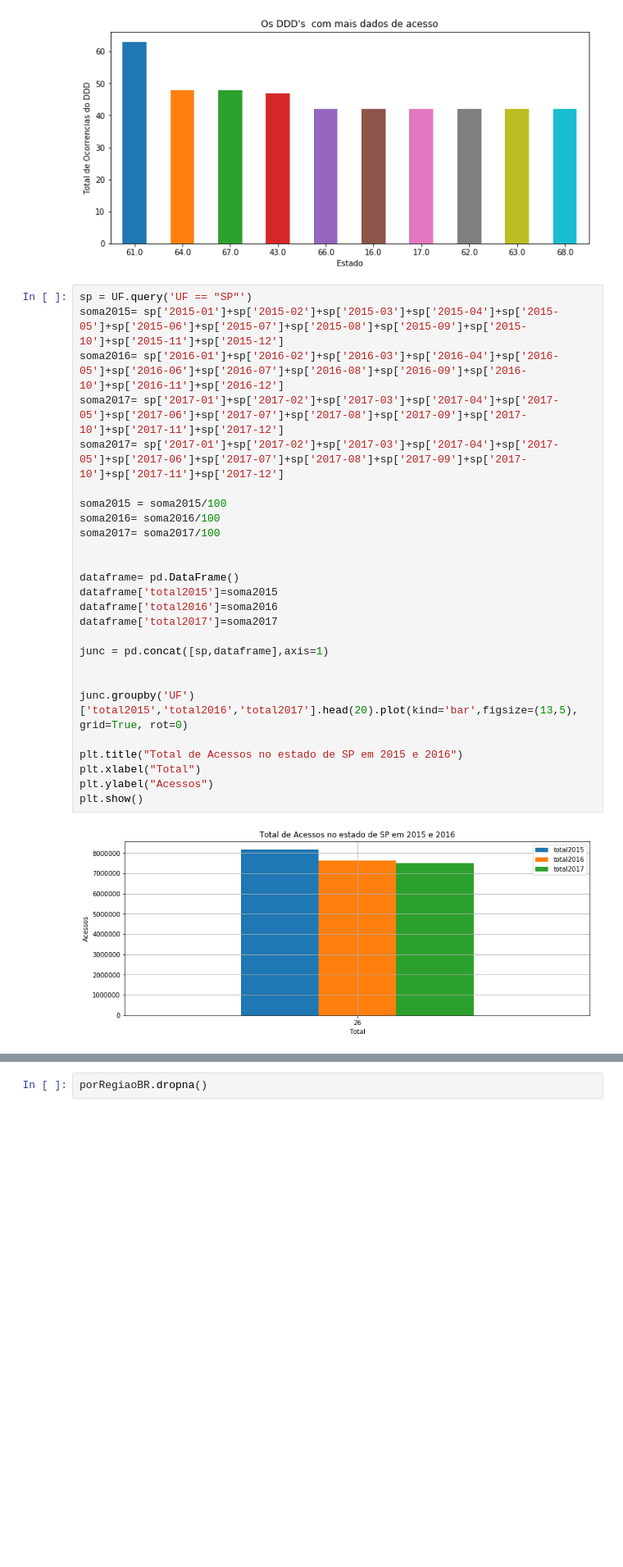
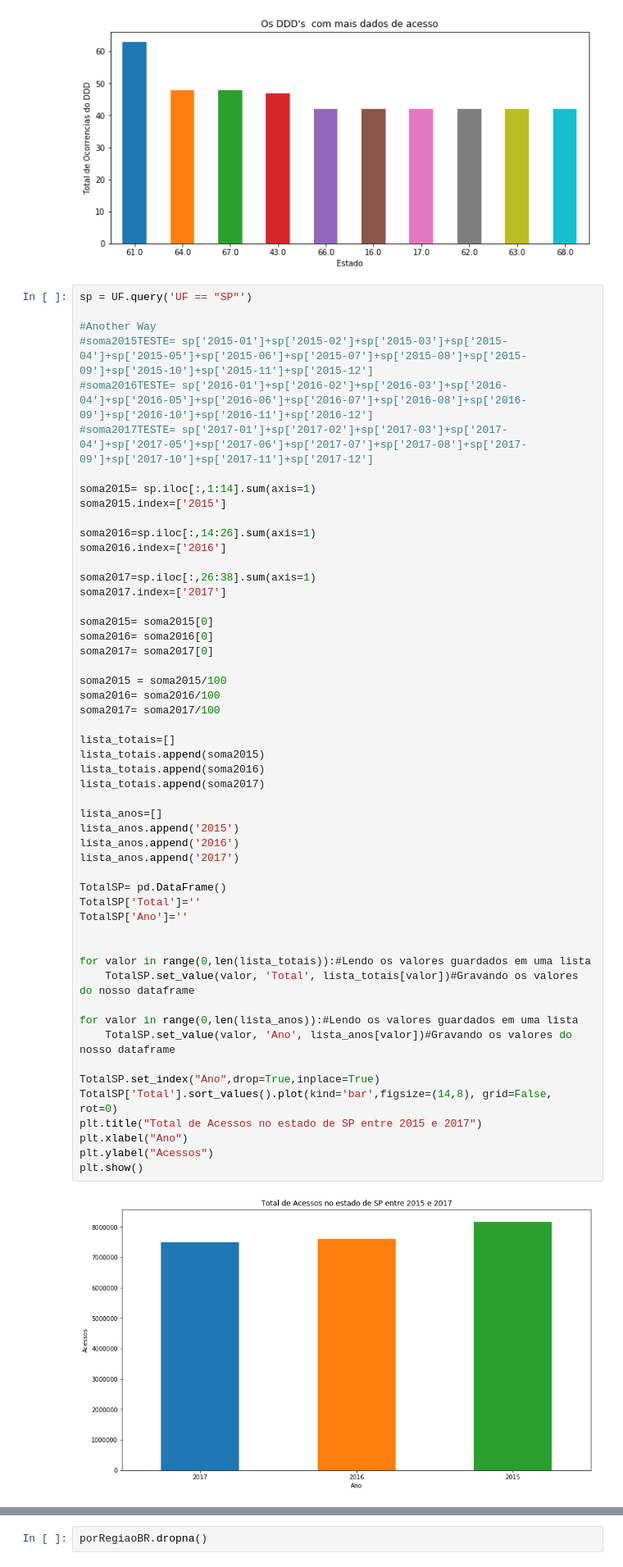
Before and after one commit to WanderWashington/AnaliseAnatel, a Jupyter notebook: Resultados.ipynb, the cells around one changed output, grey strips where cells are left out. Shown at 82% size. Cells and saved outputs as stored; diff of their text form; blank space fills up the shorter version.

```diff
--- a/Resultados.ipynb
+++ b/Resultados.ipynb
@@ -58,29 +58,55 @@ plt.show()
 [figure]
 # %%
 sp = UF.query('UF == "SP"')
-soma2015= sp['2015-01']+sp['2015-02']+sp['2015-03']+sp['2015-04']+sp['2015-05']+sp['2015-06']+sp['2015-07']+sp['2015-08']+sp['2015-09']+sp['2015-10']+sp['2015-11']+sp['2015-12']
-soma2016= sp['2016-01']+sp['2016-02']+sp['2016-03']+sp['2016-04']+sp['2016-05']+sp['2016-06']+sp['2016-07']+sp['2016-08']+sp['2016-09']+sp['2016-10']+sp['2016-11']+sp['2016-12']
-soma2017= sp['2017-01']+sp['2017-02']+sp['2017-03']+sp['2017-04']+sp['2017-05']+sp['2017-06']+sp['2017-07']+sp['2017-08']+sp['2017-09']+sp['2017-10']+sp['2017-11']+sp['2017-12']
-soma2017= sp['2017-01']+sp['2017-02']+sp['2017-03']+sp['2017-04']+sp['2017-05']+sp['2017-06']+sp['2017-07']+sp['2017-08']+sp['2017-09']+sp['2017-10']+sp['2017-11']+sp['2017-12']
+
+#Another Way
+#soma2015TESTE= sp['2015-01']+sp['2015-02']+sp['2015-03']+sp['2015-04']+sp['2015-05']+sp['2015-06']+sp['2015-07']+sp['2015-08']+sp['2015-09']+sp['2015-10']+sp['2015-11']+sp['2015-12']
+#soma2016TESTE= sp['2016-01']+sp['2016-02']+sp['2016-03']+sp['2016-04']+sp['2016-05']+sp['2016-06']+sp['2016-07']+sp['2016-08']+sp['2016-09']+sp['2016-10']+sp['2016-11']+sp['2016-12']
+#soma2017TESTE= sp['2017-01']+sp['2017-02']+sp['2017-03']+sp['2017-04']+sp['2017-05']+sp['2017-06']+sp['2017-07']+sp['2017-08']+sp['2017-09']+sp['2017-10']+sp['2017-11']+sp['2017-12']
+
+soma2015= sp.iloc[:,1:14].sum(axis=1)
+soma2015.index=['2015']
+
+soma2016=sp.iloc[:,14:26].sum(axis=1)
+soma2016.index=['2016']
+
+soma2017=sp.iloc[:,26:38].sum(axis=1)
+soma2017.index=['2017']
+
+soma2015= soma2015[0]
+soma2016= soma2016[0]
+soma2017= soma2017[0]
 
 soma2015 = soma2015/100
 soma2016= soma2016/100
 soma2017= soma2017/100
 
+lista_totais=[]
+lista_totais.append(soma2015)
+lista_totais.append(soma2016)
+lista_totais.append(soma2017)
 
-dataframe= pd.DataFrame()
-dataframe['total2015']=soma2015
-dataframe['total2016']=soma2016
-dataframe['total2017']=soma2017
+lista_anos=[]
+lista_anos.append('2015')
+lista_anos.append('2016')
+lista_anos.append('2017')
 
-junc = pd.concat([sp,dataframe],axis=1)
+TotalSP= pd.DataFrame()
+TotalSP['Total']=''
+TotalSP['Ano']=''
 
 
-junc.groupby('UF')['total2015','total2016','total2017'].head(20).plot(kind='bar',figsize=(13,5), grid=True, rot=0)
+for valor in range(0,len(lista_totais)):#Lendo os valores guardados em uma lista
+    TotalSP.set_value(valor, 'Total', lista_totais[valor])#Gravando os valores do nosso dataframe
 
-plt.title("Total de Acessos no estado de SP em 2015 e 2016")
-plt.xlabel("Total")
+for valor in range(0,len(lista_anos)):#Lendo os valores guardados em uma lista
+    TotalSP.set_value(valor, 'Ano', lista_anos[valor])#Gravando os valores do nosso dataframe
+
+TotalSP.set_index("Ano",drop=True,inplace=True)
+TotalSP['Total'].sort_values().plot(kind='bar',figsize=(14,8), grid=False, rot=0)
+plt.title("Total de Acessos no estado de SP entre 2015 e 2017")
+plt.xlabel("Ano")
 plt.ylabel("Acessos")
 plt.show()
 # %% [output]
-[figure, old version]
+[figure, new version]
```
Also changed, not shown: parts of 9 cells of this notebook.
